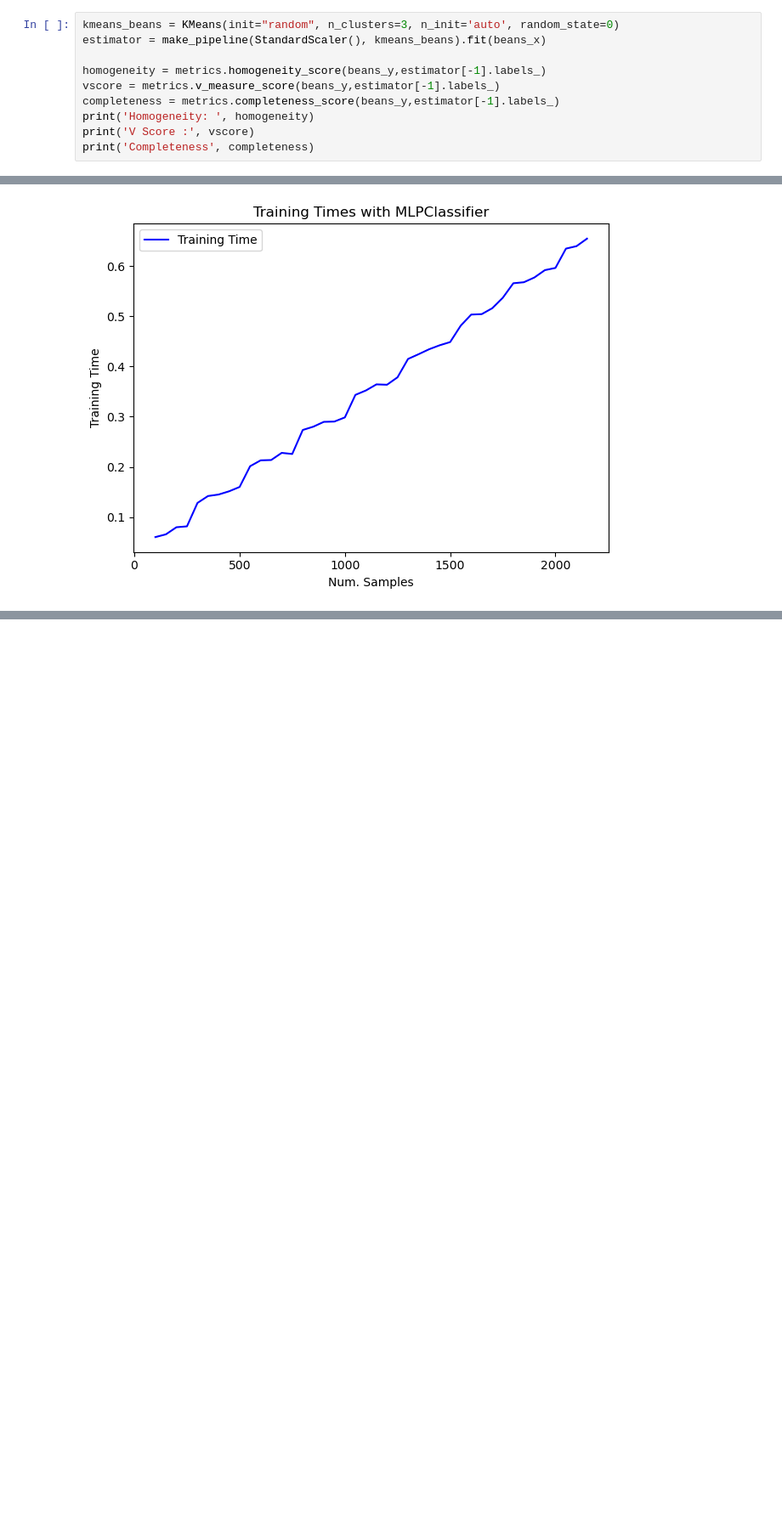
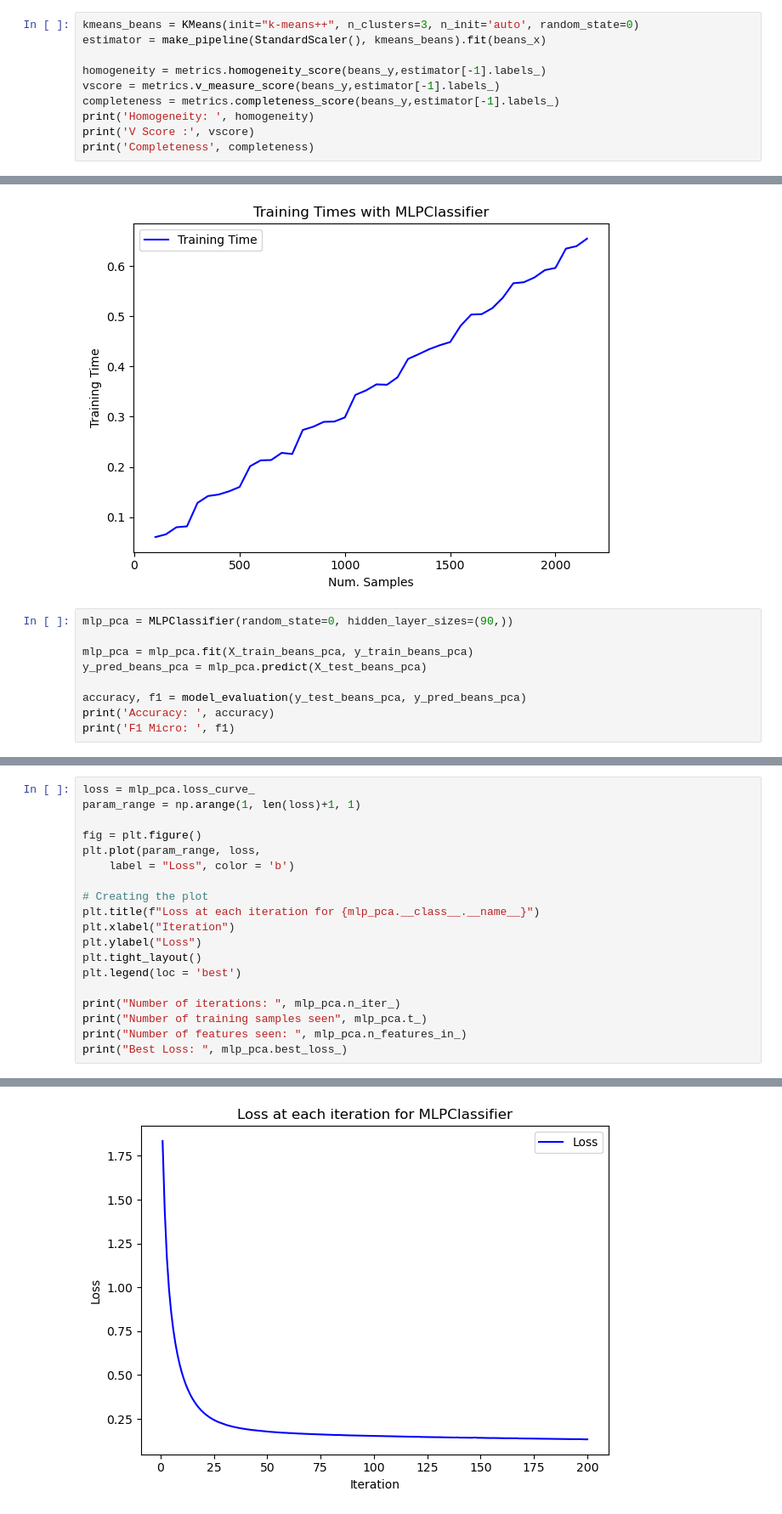
Before and after one commit to funkjo/assignment3, a Jupyter notebook: assignment3.ipynb, the cells around one changed output, grey strips where cells are left out. Shown at 85% size. Cells and saved outputs as stored; diff of their text form; blank space fills up the shorter version.

```diff
--- a/assignment3.ipynb
+++ b/assignment3.ipynb
@@ -477,7 +481,7 @@ plt.show()
 # %% [output]
 [figure]
 # %%
-kmeans_beans = KMeans(init="random", n_clusters=3, n_init='auto', random_state=0)
+kmeans_beans = KMeans(init="k-means++", n_clusters=3, n_init='auto', random_state=0)
 estimator = make_pipeline(StandardScaler(), kmeans_beans).fit(beans_x)
 
 homogeneity = metrics.homogeneity_score(beans_y,estimator[-1].labels_)
@@ -3242,3 +3251,12 @@ print(max(one_layer_val_results))
 get_training_time(MLPClassifier(random_state=0, hidden_layer_sizes=(90,)), X_train_beans_pca, y_train_beans_pca)
 # %% [output]
 [figure]
+# %%
+mlp_pca = MLPClassifier(random_state=0, hidden_layer_sizes=(90,))
+
+mlp_pca = mlp_pca.fit(X_train_beans_pca, y_train_beans_pca)
+y_pred_beans_pca = mlp_pca.predict(X_test_beans_pca)
+
+accuracy, f1 = model_evaluation(y_test_beans_pca, y_pred_beans_pca)
+print('Accuracy: ', accuracy)
+print('F1 Micro: ', f1)
@@ -3244,0 +3266,20 @@ get_training_time(MLPClassifier(random_state=0, hidden_layer_sizes=(90,)), X_tra
+# %%
+loss = mlp_pca.loss_curve_
+param_range = np.arange(1, len(loss)+1, 1)
+
+fig = plt.figure()
+plt.plot(param_range, loss,
+    label = "Loss", color = 'b')
+
+# Creating the plot
+plt.title(f"Loss at each iteration for {mlp_pca.__class__.__name__}")
+plt.xlabel("Iteration")
+plt.ylabel("Loss")
+plt.tight_layout()
+plt.legend(loc = 'best')
+
+print("Number of iterations: ", mlp_pca.n_iter_)
+print("Number of training samples seen", mlp_pca.t_)
+print("Number of features seen: ", mlp_pca.n_features_in_)
+print("Best Loss: ", mlp_pca.best_loss_)
+# %% [output]
@@ -3244,0 +3290 @@ get_training_time(MLPClassifier(random_state=0, hidden_layer_sizes=(90,)), X_tra
+[figure, added]
```
Also changed, not shown: parts of 38 cells of this notebook.
